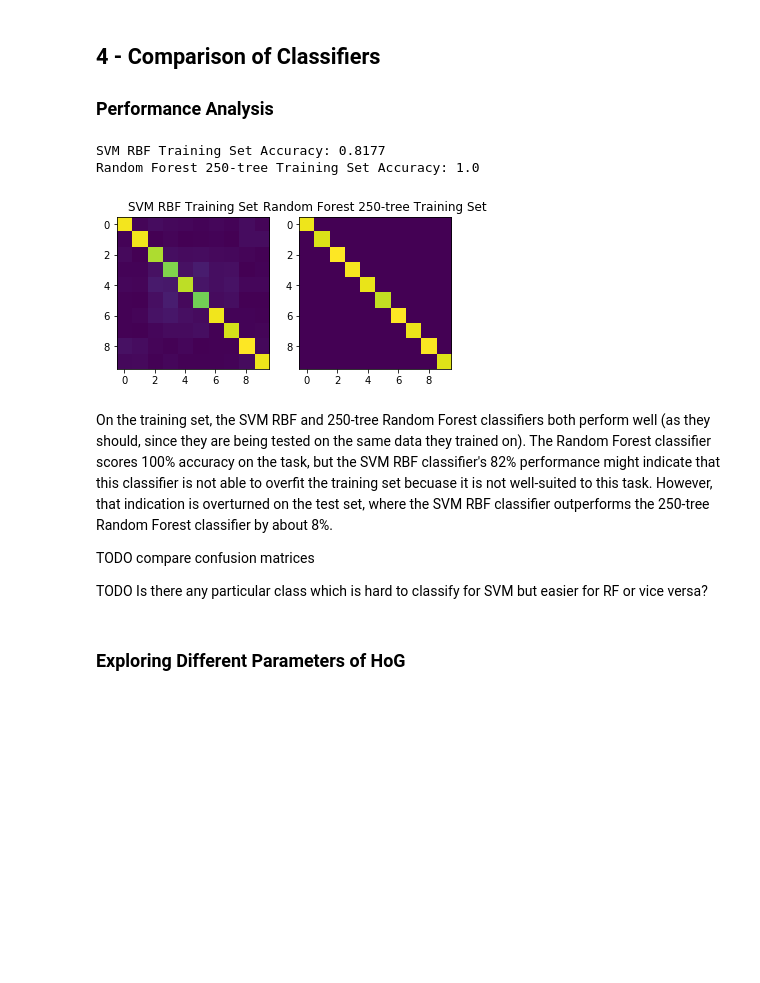
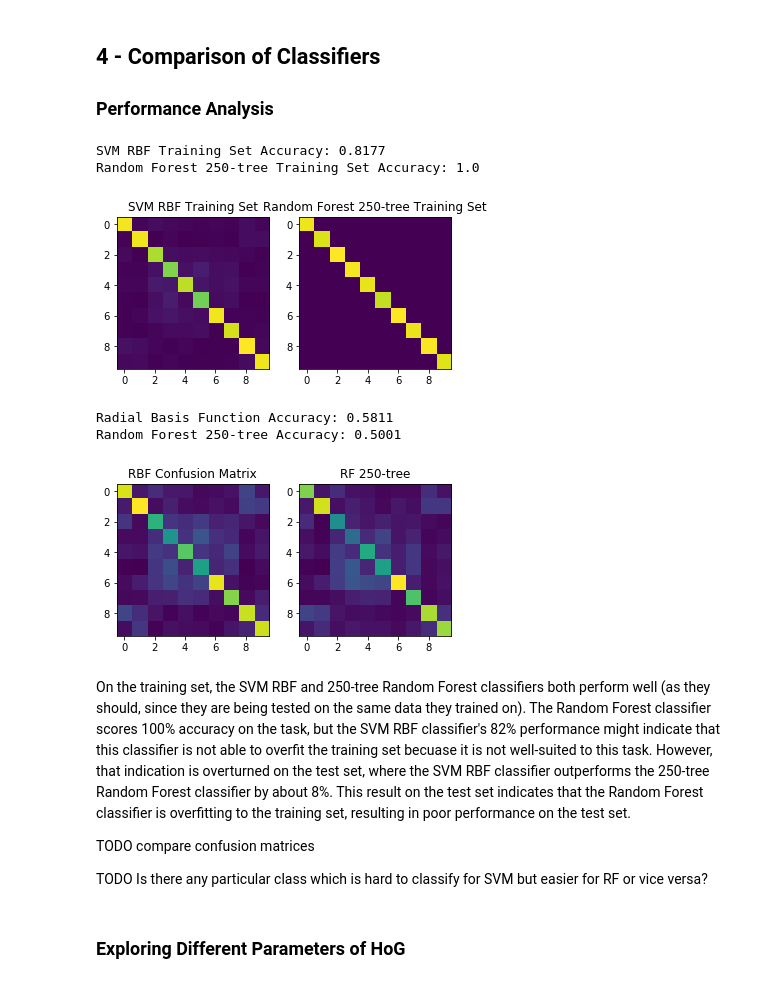
Before and after one commit to alexanderhale/ECSE415, a Jupyter notebook: Assignment_4/A4_Classifiers.ipynb, the cells around one changed output. Drawn from its saved outputs; the diff is of its cells as text; code cells hidden in the pictures; blank space fills up the shorter version.

```diff
--- a/Assignment_4/A4_Classifiers.ipynb
+++ b/Assignment_4/A4_Classifiers.ipynb
@@ -191,18 +187,28 @@ The accuracy of the random forest classifier improves as the number of trees is
 # %%
 # predictions on training set for both classifiers
 svm_rbf_trn_predictions = svm_rbf.predict(X_trn_hog)
 rf250_trn_predictions = rf250.predict(X_trn_hog)
 print('SVM RBF Training Set Accuracy: {}'.format(accuracy_score(Y_trn, svm_rbf_trn_predictions)))
 print('Random Forest 250-tree Training Set Accuracy: {}'.format(accuracy_score(Y_trn, rf250_trn_predictions)))
 plt.subplot(121), plt.imshow(confusion_matrix(svm_rbf_trn_predictions, Y_trn)), plt.title('SVM RBF Training Set')
 plt.subplot(122), plt.imshow(confusion_matrix(rf250_trn_predictions, Y_trn)), plt.title('Random Forest 250-tree Training Set')
 plt.show()
+
+# re-print test set results for convenience
+print('Radial Basis Function Accuracy: {}'.format(accuracy_score(Y_test, rbf_predictions)))
+print('Random Forest 250-tree Accuracy: {}'.format(accuracy_score(Y_test, rf250_predictions)))
+plt.subplot(121), plt.imshow(confusion_matrix(hog_predictions, Y_test)), plt.title('RBF Confusion Matrix')
+plt.subplot(122), plt.imshow(confusion_matrix(rf250_predictions, Y_test)), plt.title('RF 250-tree')
+plt.show()
 # %% [output]
 SVM RBF Training Set Accuracy: 0.8177
 Random Forest 250-tree Training Set Accuracy: 1.0
 [figure]
+Radial Basis Function Accuracy: 0.5811
+Random Forest 250-tree Accuracy: 0.5001
+[figure, added]
 # %% [markdown]
-On the training set, the SVM RBF and 250-tree Random Forest classifiers both perform well (as they should, since they are being tested on the same data they trained on). The Random Forest classifier scores 100% accuracy on the task, but the SVM RBF classifier's 82% performance might indicate that this classifier is not able to overfit the training set becuase it is not well-suited to this task. However, that indication is overturned on the test set, where the SVM RBF classifier outperforms the 250-tree Random Forest classifier by about 8%.
+On the training set, the SVM RBF and 250-tree Random Forest classifiers both perform well (as they should, since they are being tested on the same data they trained on). The Random Forest classifier scores 100% accuracy on the task, but the SVM RBF classifier's 82% performance might indicate that this classifier is not able to overfit the training set becuase it is not well-suited to this task. However, that indication is overturned on the test set, where the SVM RBF classifier outperforms the 250-tree Random Forest classifier by about 8%. This result on the test set indicates that the Random Forest classifier is overfitting to the training set, resulting in poor performance on the test set.
 
 TODO compare confusion matrices
 
```
Also changed, not shown: parts of 11 cells of this notebook.
